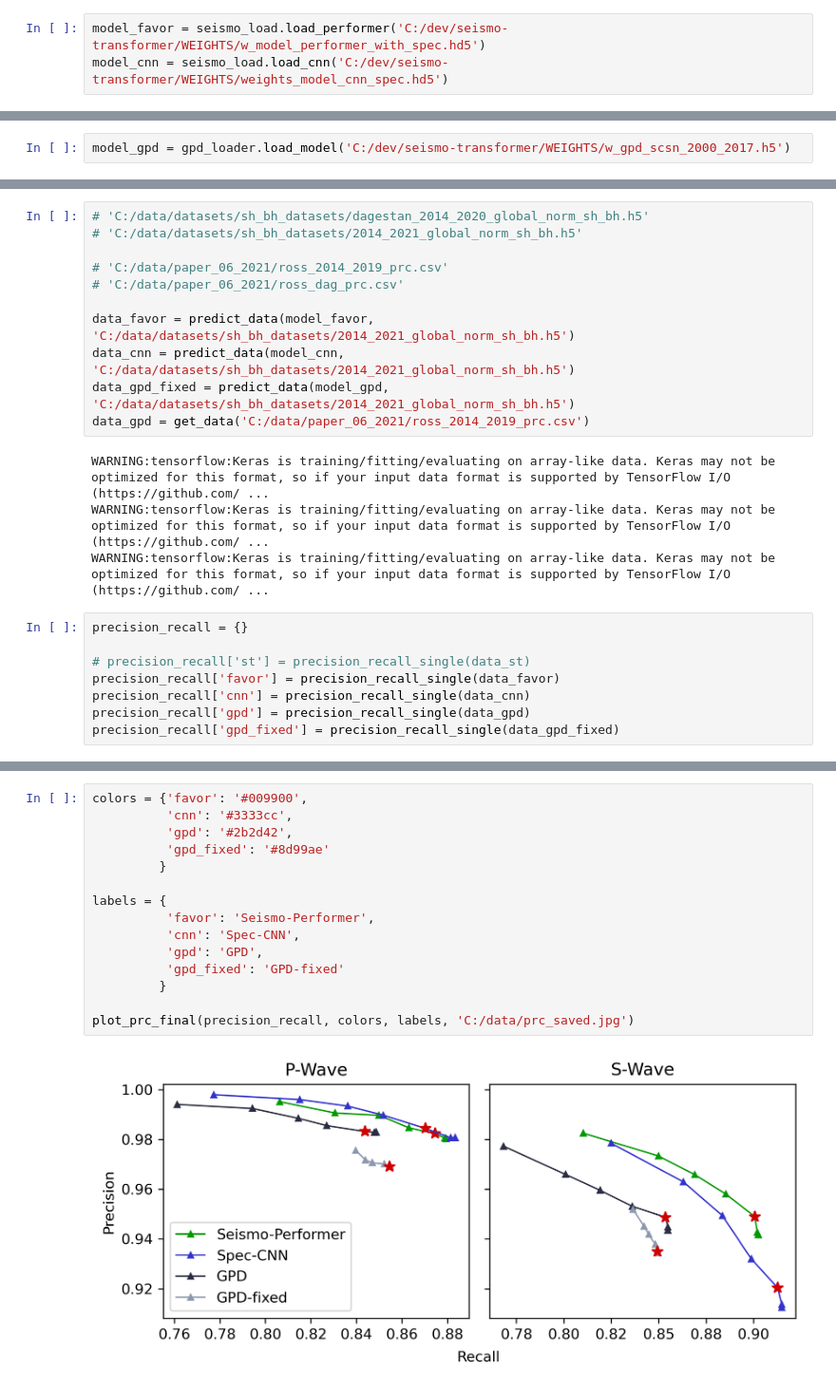
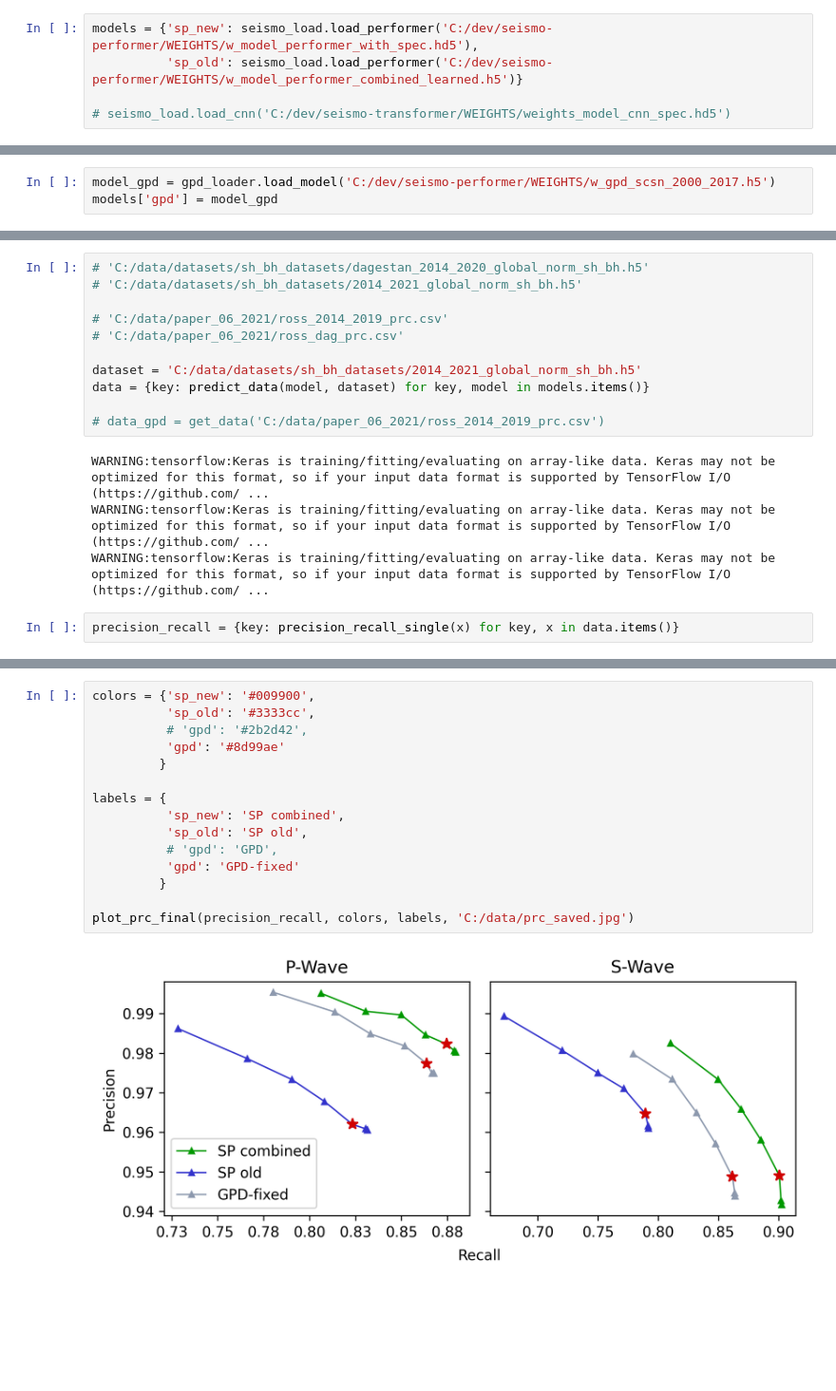
Before and after one commit to Syler1984/seismo-tools, a Jupyter notebook: jupyter_scripts/get_prc_data.ipynb, the cells around one changed output, grey strips where cells are left out. Shown at 95% size. Drawn from its saved outputs; the diff is of its cells as text; blank space fills up the shorter version.

```diff
--- a/jupyter_scripts/get_prc_data.ipynb
+++ b/jupyter_scripts/get_prc_data.ipynb
@@ -19,13 +19,16 @@ sys.path.append('../../seismo-transformer/utils')
 # %%
 import seismo_load
 # %%
-model_favor = seismo_load.load_performer('C:/dev/seismo-transformer/WEIGHTS/w_model_performer_with_spec.hd5')
-model_cnn = seismo_load.load_cnn('C:/dev/seismo-transformer/WEIGHTS/weights_model_cnn_spec.hd5')
+models = {'sp_new': seismo_load.load_performer('C:/dev/seismo-performer/WEIGHTS/w_model_performer_with_spec.hd5'),
+          'sp_old': seismo_load.load_performer('C:/dev/seismo-performer/WEIGHTS/w_model_performer_combined_learned.h5')}
+
+# seismo_load.load_cnn('C:/dev/seismo-transformer/WEIGHTS/weights_model_cnn_spec.hd5')
 # %% [markdown]
 ### gpd
 # %%
 import gpd_loader
 # %%
-model_gpd = gpd_loader.load_model('C:/dev/seismo-transformer/WEIGHTS/w_gpd_scsn_2000_2017.h5')
+model_gpd = gpd_loader.load_model('C:/dev/seismo-performer/WEIGHTS/w_gpd_scsn_2000_2017.h5')
+models['gpd'] = model_gpd
 # %% [markdown]
 ## PRC utility
@@ -248,19 +259,13 @@ array([0.1, 0.2, 0.3, 0.4, 0.5, 0.6, 0.7, 0.8, 0.9])
 # 'C:/data/paper_06_2021/ross_2014_2019_prc.csv'
 # 'C:/data/paper_06_2021/ross_dag_prc.csv'
 
-data_favor = predict_data(model_favor, 'C:/data/datasets/sh_bh_datasets/2014_2021_global_norm_sh_bh.h5')
-data_cnn = predict_data(model_cnn, 'C:/data/datasets/sh_bh_datasets/2014_2021_global_norm_sh_bh.h5')
-data_gpd_fixed = predict_data(model_gpd, 'C:/data/datasets/sh_bh_datasets/2014_2021_global_norm_sh_bh.h5')
-data_gpd = get_data('C:/data/paper_06_2021/ross_2014_2019_prc.csv')
+dataset = 'C:/data/datasets/sh_bh_datasets/2014_2021_global_norm_sh_bh.h5'
+data = {key: predict_data(model, dataset) for key, model in models.items()}
+
+# data_gpd = get_data('C:/data/paper_06_2021/ross_2014_2019_prc.csv')
 # %% [output]
 WARNING:tensorflow:Keras is training/fitting/evaluating on array-like data. Keras may not be optimized for this format, so if your input data format is supported by TensorFlow I/O (https://github.com/ ...
 WARNING:tensorflow:Keras is training/fitting/evaluating on array-like data. Keras may not be optimized for this format, so if your input data format is supported by TensorFlow I/O (https://github.com/ ...
 WARNING:tensorflow:Keras is training/fitting/evaluating on array-like data. Keras may not be optimized for this format, so if your input data format is supported by TensorFlow I/O (https://github.com/ ...
 # %%
-precision_recall = {}
-
-# precision_recall['st'] = precision_recall_single(data_st)
-precision_recall['favor'] = precision_recall_single(data_favor)
-precision_recall['cnn'] = precision_recall_single(data_cnn)
-precision_recall['gpd'] = precision_recall_single(data_gpd)
-precision_recall['gpd_fixed'] = precision_recall_single(data_gpd_fixed)
+precision_recall = {key: precision_recall_single(x) for key, x in data.items()}
@@ -267,17 +276,17 @@ precision_recall['gpd_fixed'] = precision_recall_single(data_gpd_fixed)
 # %%
-colors = {'favor': '#009900',
-          'cnn': '#3333cc',
-          'gpd': '#2b2d42',
-          'gpd_fixed': '#8d99ae'
+colors = {'sp_new': '#009900',
+          'sp_old': '#3333cc',
+          # 'gpd': '#2b2d42',
+          'gpd': '#8d99ae'
          }
 
 labels = {
-          'favor': 'Seismo-Performer',
-          'cnn': 'Spec-CNN',
-          'gpd': 'GPD',
-          'gpd_fixed': 'GPD-fixed'
+          'sp_new': 'SP combined',
+          'sp_old': 'SP old',
+          # 'gpd': 'GPD',
+          'gpd': 'GPD-fixed'
          }
 
 plot_prc_final(precision_recall, colors, labels, 'C:/data/prc_saved.jpg')
 # %% [output]
-[figure, old version]
+[figure, new version]
```
Also changed, not shown: parts of 11 cells of this notebook, 1 other file.
